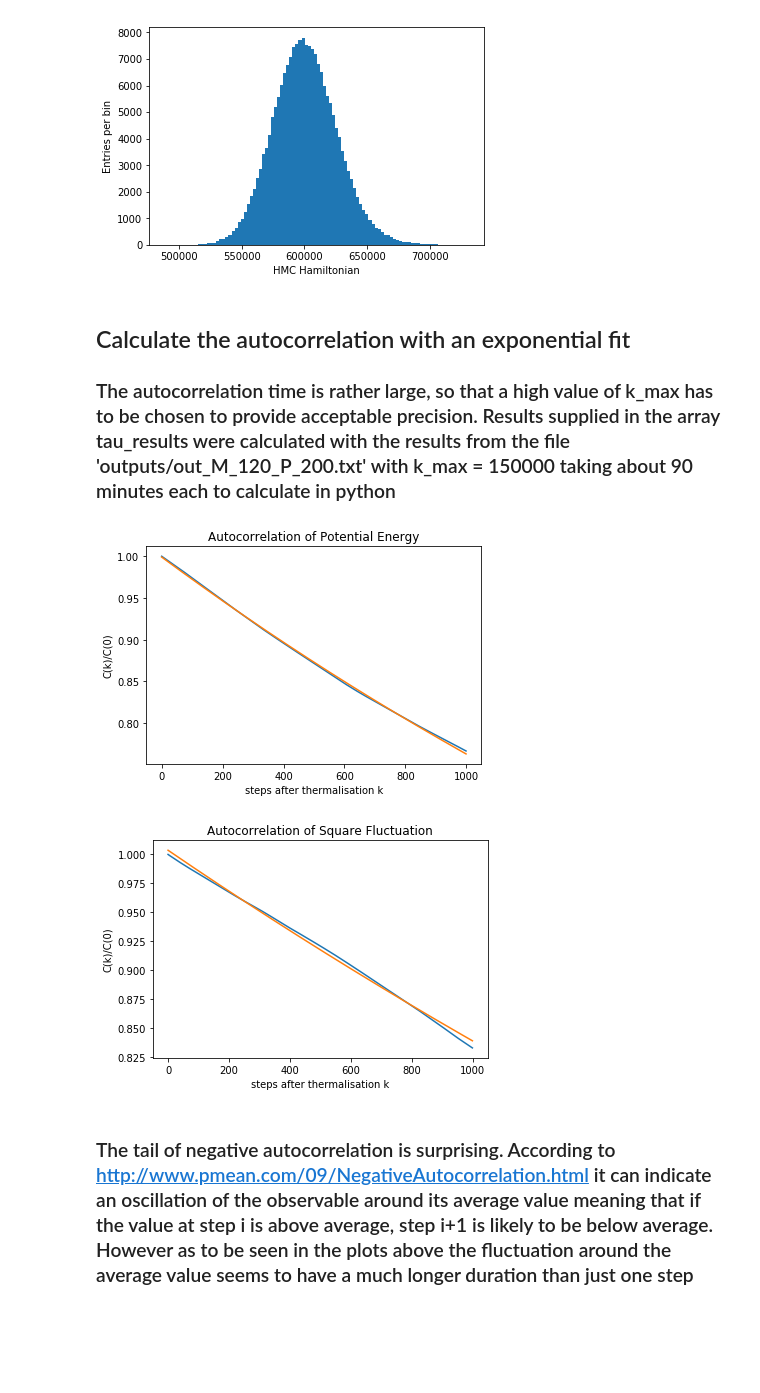
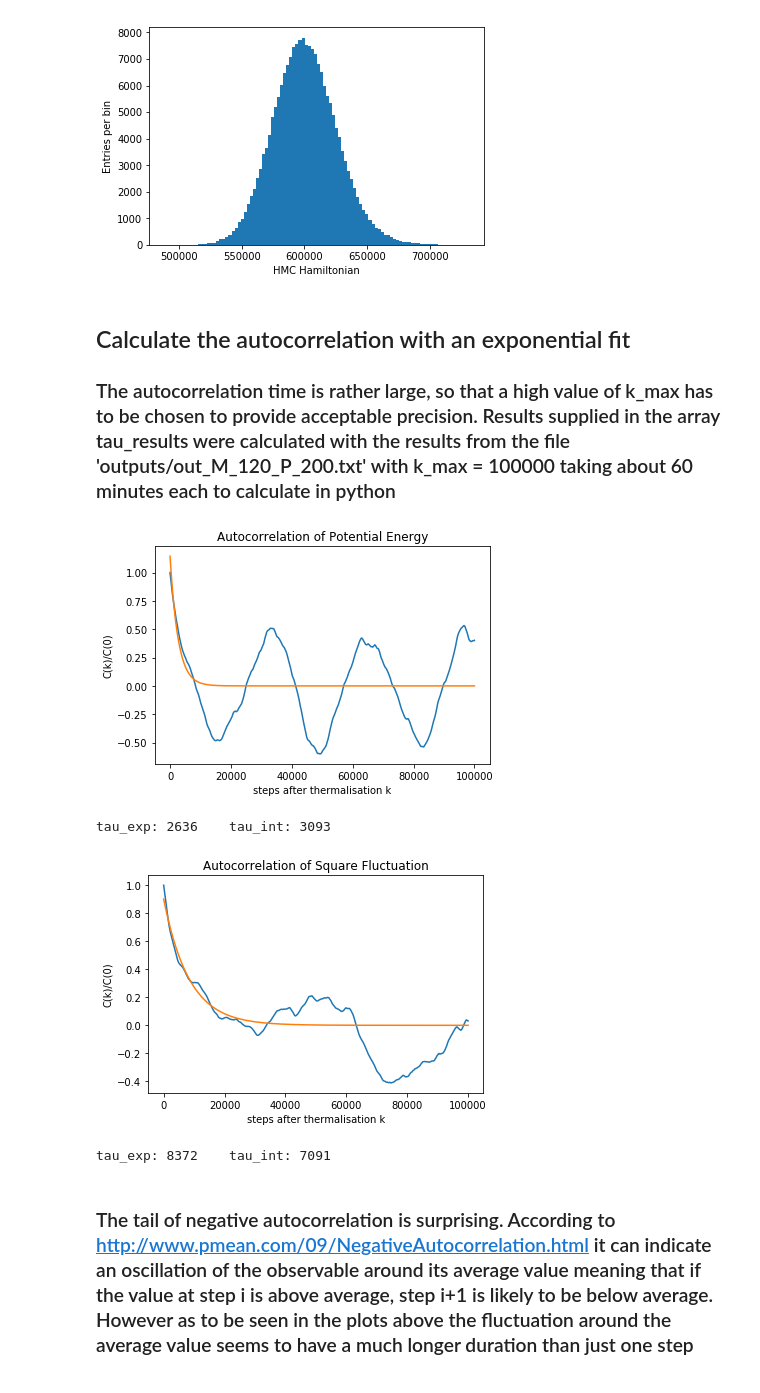
Before and after one commit to tisabe/hmcp, a Jupyter notebook: output_processing.ipynb, the cells around one changed output. Drawn from its saved outputs; the diff is of its cells as text; code cells hidden in the pictures; blank space fills up the shorter version.

```diff
--- a/output_processing.ipynb
+++ b/output_processing.ipynb
@@ -18,14 +18,15 @@ from mcutils import *    #Documentation see mcutils.py
 #n_th = 0
 n_th = 1000
 # %%
-#obsfilePath = 'outputs/out_M_47_P_200.txt'
-obsfilePath = 'outputs/out_M_120_P_200.txt'
+#obsfilePath = 'outputs/out_M_47_P_50.txt'    #As demanded in the exercise
+obsfilePath = 'outputs/out_M_120_P_200.txt'   #N = 10, P = 200
 obsData = importObsData(obsfilePath)
 parameters = obsData[0]
 obsData = obsData[1]
 print(parameters)
-makePlot([obsData[0][n_th:],obsData[1][n_th:]], "Potential Energy")
-makePlot([obsData[0][n_th:],obsData[2][n_th:]], "Square Fluctuation")
-makePlot([obsData[0][n_th:],obsData[3][n_th:]], "HMC Hamiltonian")
+noTherm = [obsData[1][n_th:],obsData[2][n_th:],obsData[3][n_th:]]
+makePlot([np.arange(len(noTherm[0])),noTherm[0]], "Potential Energy")
+makePlot([np.arange(len(noTherm[1])),noTherm[1]], "Square Fluctuation")
+makePlot([np.arange(len(noTherm[2])),noTherm[2]], "HMC Hamiltonian")
 # %% [output]
 [['N', 'P', 'M', 'v0', 'beta', 'num_steps'], ['10', '200', '120', '2.000000e-01', '7.000000e-01', '200000']]
@@ -57,20 +56,22 @@ plt.show()
 # %% [markdown]
 ## Calculate the autocorrelation with an exponential fit
-### The autocorrelation time is rather large, so that a high value of k_max has to be chosen to provide acceptable precision. Results supplied in the array tau_results were calculated with the results from the file 'outputs/out_M_120_P_200.txt' with k_max = 150000 taking about 90 minutes each to calculate in python
+### The autocorrelation time is rather large, so that a high value of k_max has to be chosen to provide acceptable precision. Results supplied in the array tau_results were calculated with the results from the file 'outputs/out_M_120_P_200.txt' with k_max = 100000 taking about 60 minutes each to calculate in python
 # %%
-noTherm, autocorr_array, fitParams, tau_int = [],[],[],[]
-k_max_tau_int = [50000, 30000]
+autocorr_array, fitParams, tau_int = [],[],[]    #Empty lists to store results
+k_max_tau_int = [10000, 25000]    #Sum cutoff value for integrated autocorrelation time
 titles = ["Autocorrelation of Potential Energy", "Autocorrelation of Square Fluctuation"]
 for i in [0,1]:
-    noTherm.append(np.array(obsData[i+1][n_th:]))
-    k_max = 1000
-    autocorr_array.append(calc_autocorr(noTherm[i], k_max))
-    fitParams.append(fit_autocorr_time(autocorr_array[i], k_max))
-    tau_int.append(integrated_autocorr_time(autocorr_array[i][:k_max_tau_int[i]]))
+    k_max = 100000    #Maximum k to calculate autocorrelation up to
+    autocorr_array.append(calc_autocorr(noTherm[i], k_max))    #Save autocorrelation
+    fitParams.append(fit_autocorr_time(autocorr_array[i], k_max))    #Exponential fit to autocorr data
+    tau_int.append(integrated_autocorr_time(autocorr_array[i][:k_max_tau_int[i]]))    #Calculate integrated autocorr time
     makeFitPlot(autocorr_array[i], k_max, fitParams[i][0], fitParams[i][1], titles[i])
+    print("tau_exp: %.0f \t tau_int: %.0f"%(fitParams[i][1], tau_int[i]))
 # %% [output]
-[figure, old version]
+[figure, new version]
+tau_exp: 2636    tau_int: 3093
-[figure, old version]
+[figure, new version]
+tau_exp: 8372    tau_int: 7091
 # %% [markdown]
 ### The tail of negative autocorrelation is surprising. According to http://www.pmean.com/09/NegativeAutocorrelation.html it can indicate an oscillation of the observable around its average value meaning that if the value at step i is above average, step i+1 is likely to be below average. However as to be seen in the plots above the fluctuation around the average value seems to have a much longer duration than just one step
 ### Including the negative tail in the exponential fit does not significantly change the value of tau
```
Also changed, not shown: parts of 9 cells of this notebook, 18 other files.
